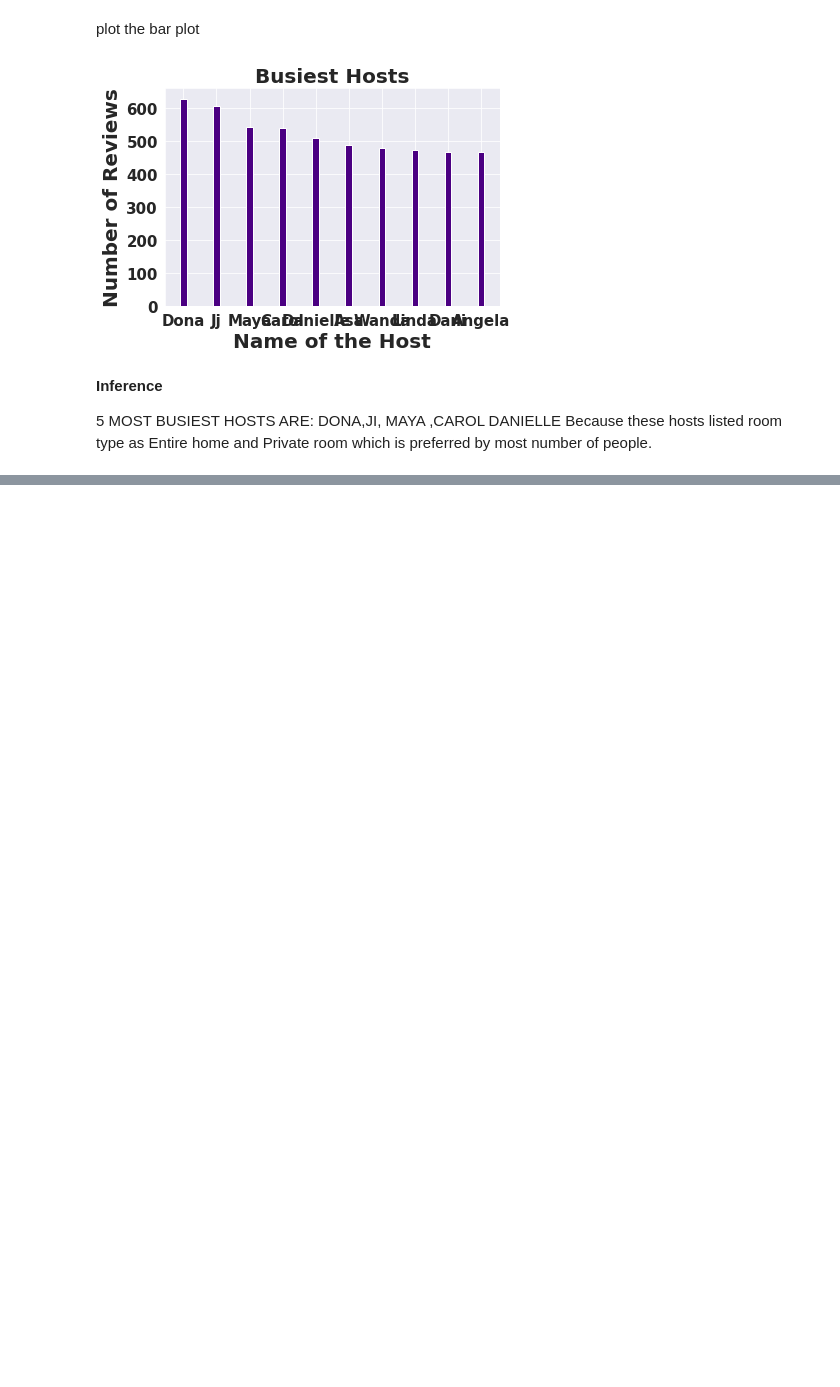
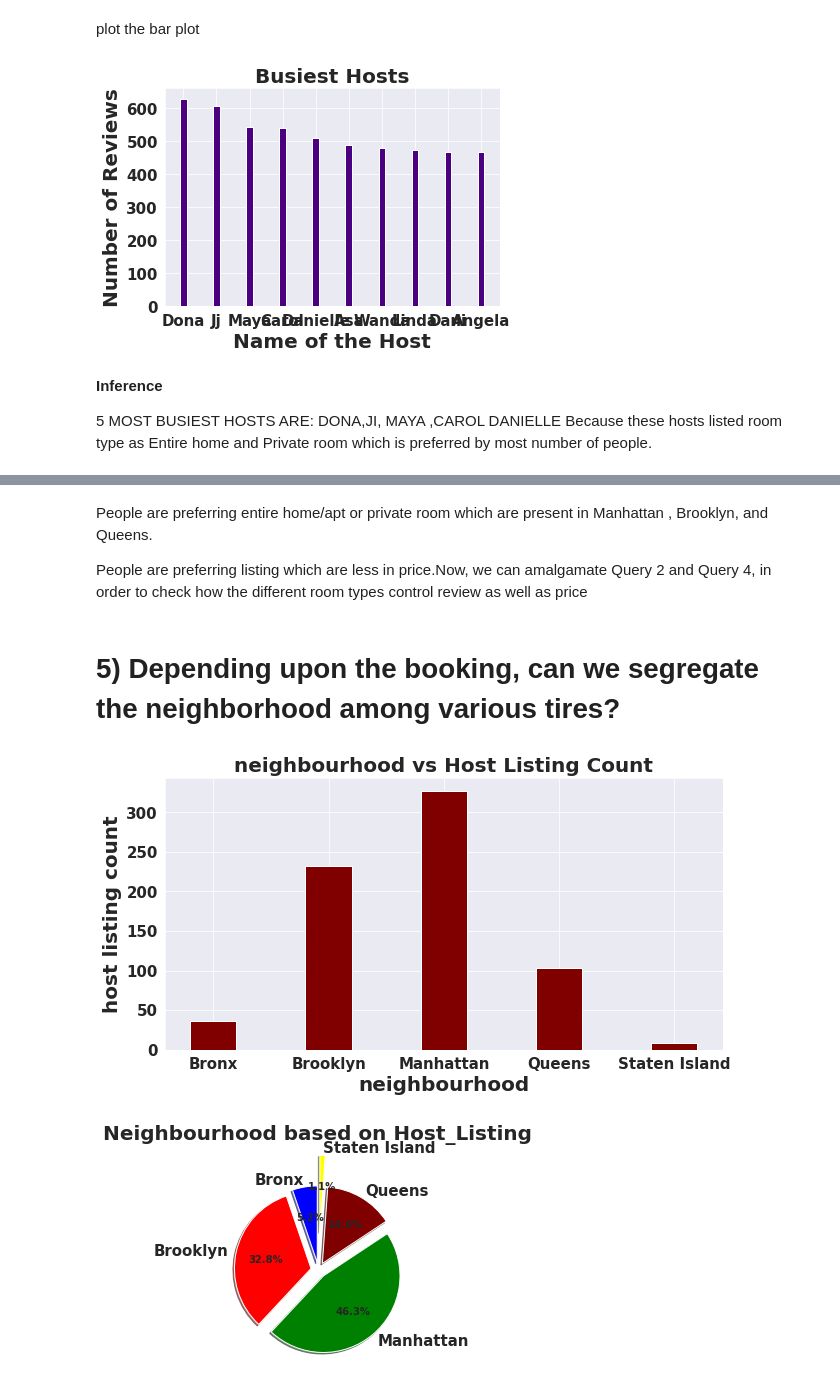
Before and after one commit to kavrit/EDA-Airbnb-booking-analsysis-Capstone-project-1, a Jupyter notebook: EDA_Airbnb_booking_analysis_capstone_project_1_.ipynb, the cells around one changed output, grey strips where cells are left out. Saved outputs shown, nothing was run; the diff lists cells and outputs as text; code cells hidden in the pictures; blank space fills up the shorter version.

```diff
--- a/EDA_Airbnb_booking_analysis_capstone_project_1_.ipynb
+++ b/EDA_Airbnb_booking_analysis_capstone_project_1_.ipynb
@@ -456,0 +494,37 @@ Because these hosts listed room type as Entire home and Private room which is pr
+# %% [markdown]
+People are preferring entire home/apt or private room which are present in Manhattan , Brooklyn, and Queens.
+
+People are preferring listing which are less in price.Now, we can amalgamate Query 2 and Query 4, in order to check how the different room types control review as well as price
+# %% [markdown]
+# **5) Depending upon the booking, can we segregate the neighborhood among   various tires?**
+# %%
+
+tier_neighbour = df.groupby(['neighbourhood_group'])['calculated_host_listings_count'].max().reset_index()
+tier = tier_neighbour['neighbourhood_group']
+host_count = tier_neighbour['calculated_host_listings_count']
+fig = plt.figure(figsize = (10, 5))
+
+# Bar Plot wise visualization
+
+plt.bar(tier, host_count, color ='maroon',
+        width = 0.4)
+
+plt.xlabel("neighbourhood")
+plt.ylabel("host listing count")
+plt.title("neighbourhood vs Host Listing Count")
+plt.show()
+
+# Pie Chart wise visualization
+
+labels=tier
+colors=['blue','red','green','maroon','yellow']
+sizes=host_count
+plt.pie(sizes,labels=labels, colors=colors, startangle=90, shadow=True,explode=(0.1, 0.1, 0.1, 0.1,0.5), autopct='%1.1f%%')
+plt.title('Neighbourhood based on Host_Listing')
+
+plt.axis('equal')
+
+plt.show()
+# %% [output]
+[figure, added]
+[figure, added]
```
Also changed, not shown: parts of 16 cells of this notebook.
